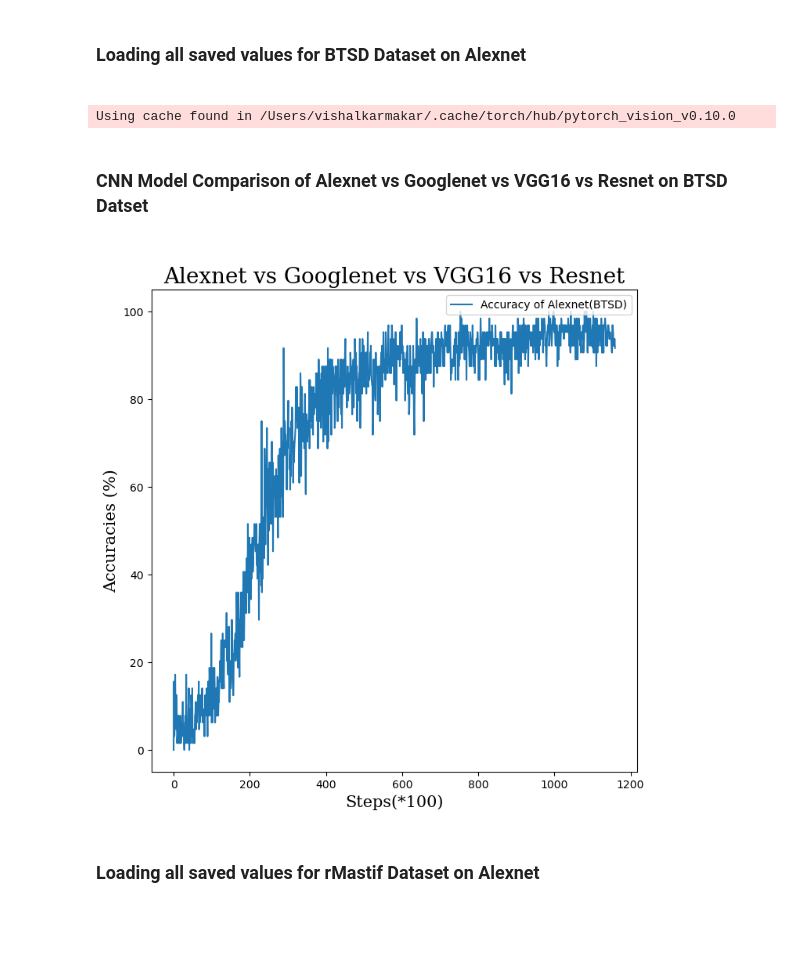
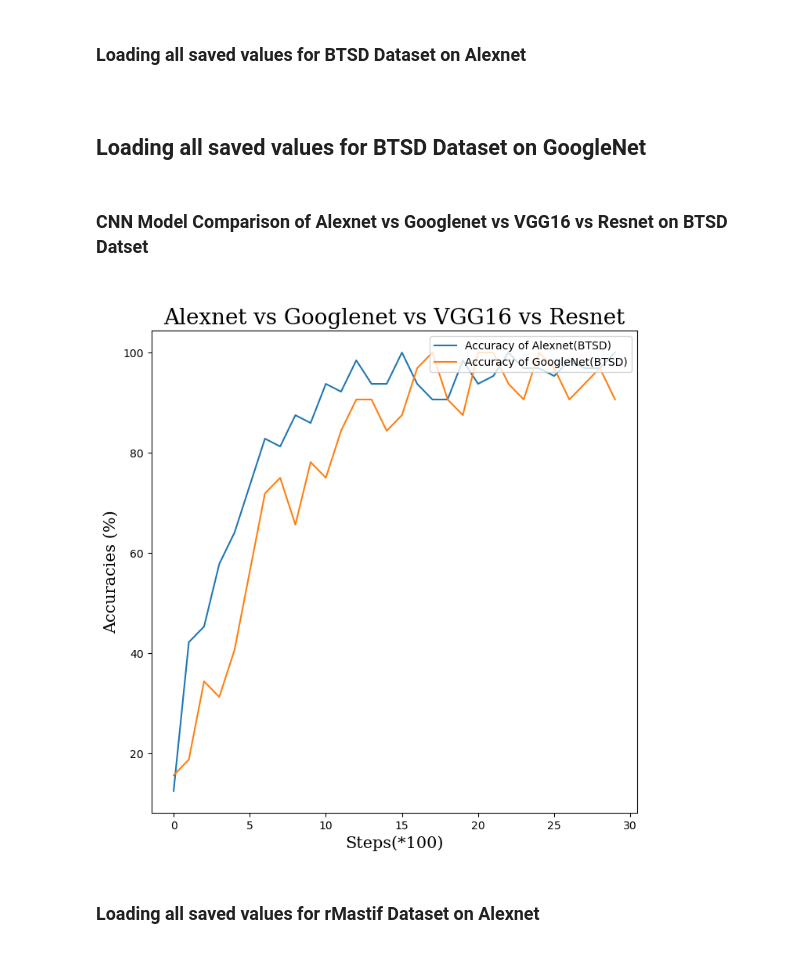
Before and after one commit to karmakarvishal/COMP6721_Group_T, a Jupyter notebook: Comparisons/comparison.ipynb, the cells around one changed output. Drawn from its saved outputs; the diff is of its cells as text; code cells hidden in the pictures; blank space fills up the shorter version.

Commit message:
Comparison Updated with GoogleNet

```diff
--- a/Comparisons/comparison.ipynb
+++ b/Comparisons/comparison.ipynb
@@ -15,36 +15,44 @@ import time
 # %% [markdown]
 <h3> Loading all saved values for BTSD Dataset on Alexnet <h3>
 # %%
-PATH = '/Users/vishalkarmakar/Downloads/Alex_BTSD_Full.pt'
-model = torch.hub.load('pytorch/vision:v0.10.0', 'alexnet', pretrained=False)
-model.eval()
+PATH = '/Users/vishalkarmakar/Desktop/Alex_BTSD_List.pt'
+# model = torch.hub.load('pytorch/vision:v0.10.0', 'alexnet', pretrained=False)
+# model.eval()
 checkpoint = torch.load(PATH,map_location='cpu')
-model = model.load_state_dict(checkpoint['model_state_dict'])
+# model = model.load_state_dict(checkpoint['model_state_dict'])
 accuracy_list = checkpoint['accuracy']
 loss_list = checkpoint['loss']
-# %% [output]
-Using cache found in /Users/vishalkarmakar/.cache/torch/hub/pytorch_vision_v0.10.0
+# %% [markdown]
+<h2>Loading all saved values for BTSD Dataset on GoogleNet</h2>
+# %%
+PATH = '/Users/vishalkarmakar/Desktop/BTSD_GoogleNet.pt'
+# model = torch.hub.load('pytorch/vision:v0.10.0', 'alexnet', pretrained=False)
+# model.eval()
+checkpoint_GN = torch.load(PATH,map_location='cpu')
+# model = model.load_state_dict(checkpoint['model_state_dict'])
+accuracy_list_GN = checkpoint_GN['accuracy']
+loss_list_GN = checkpoint_GN['loss']
 # %% [markdown]
 <h3> CNN Model Comparison of Alexnet vs Googlenet vs VGG16 vs Resnet on BTSD Datset <h3>
 # %%
 pyplot.figure(figsize=(8, 8))
 pyplot.plot(np.array(accuracy_list)) #Add list of Alexnet here
 #pyplot.plot(np.array(accuracy_list)) #Add list of vgg here
-#pyplot.plot(np.array(accuracy_list2)) #Add list of googlenet here
+pyplot.plot(np.array(accuracy_list_GN)) #Add list of googlenet here
 #pyplot.plot(np.array(accuracy_list2)) #Add list of resnet here
 
 # Using Plt.scatter, visualize the transformed data marked with their corresponding label in 2D embedding.
 font1 = {'family':'serif','color':'black','size':20}
 font2 = {'family':'serif','color':'black','size':15}
 
 pyplot.title("Alexnet vs Googlenet vs VGG16 vs Resnet", fontdict=font1)
 pyplot.xlabel("Steps(*100)", fontdict=font2)
 pyplot.ylabel("Accuracies (%)", fontdict=font2)
 
-pyplot.legend(["Accuracy of Alexnet(BTSD)", "Accuracy of Model 2"], loc ="upper right")
+pyplot.legend(["Accuracy of Alexnet(BTSD)", "Accuracy of GoogleNet(BTSD)"], loc ="upper right")
 pyplot.show()
 # %% [output]
-[figure, old version]
+[figure, new version]
 # %% [markdown]
 <h3> Loading all saved values for rMastif Dataset on Alexnet <h3>
 # %%
```
Also changed, not shown: parts of 2 cells of this notebook.
